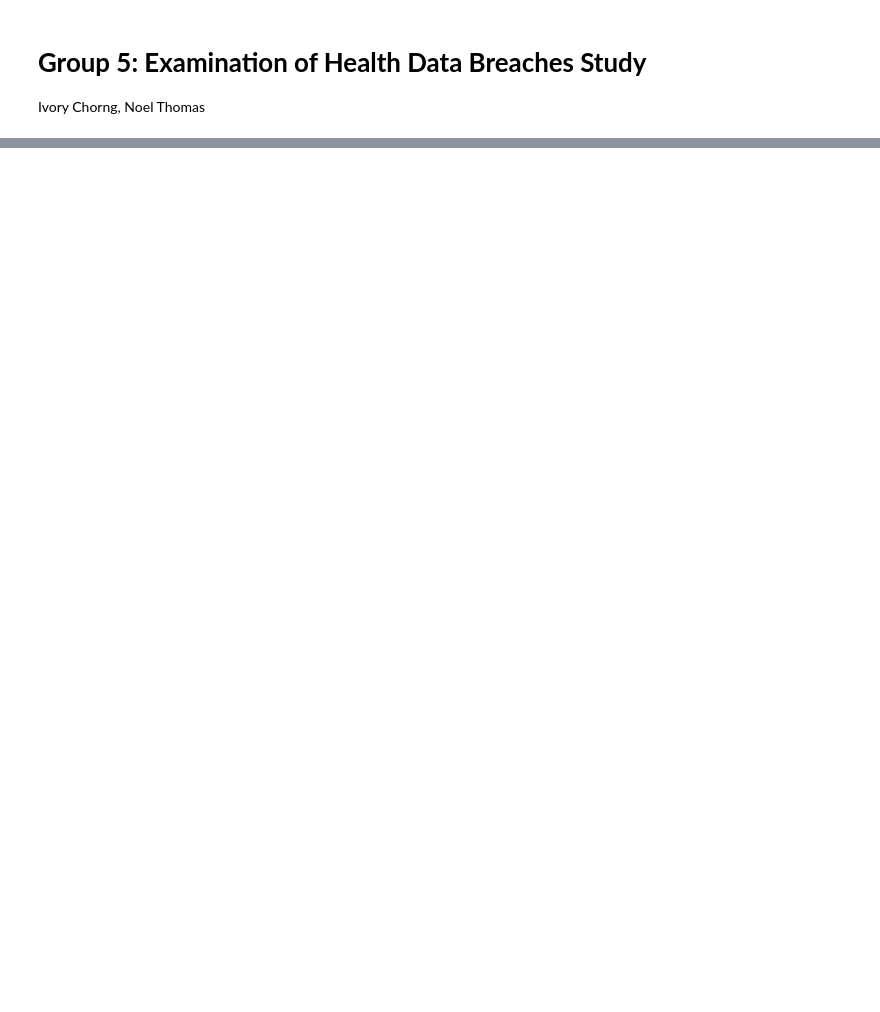
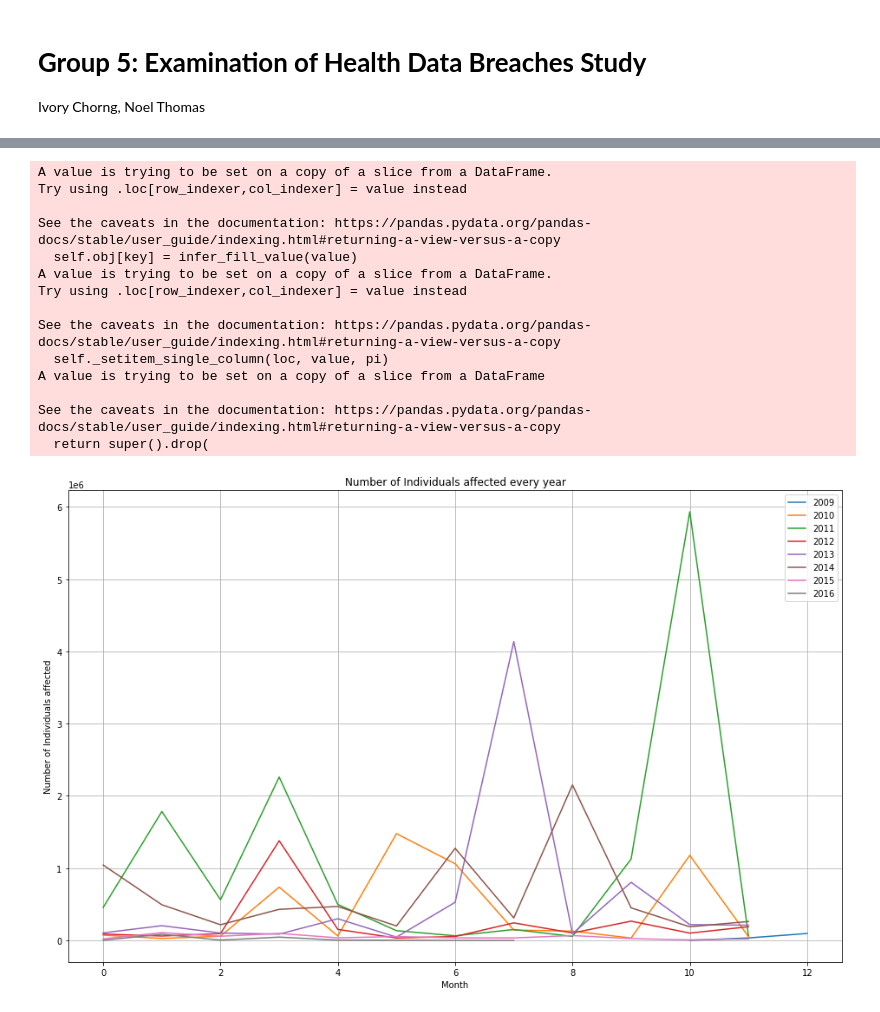
Before and after one commit to noelthomas28/2022Fall_projects, a Jupyter notebook: IS597PR_Final_Project.ipynb, the cells around one changed output, grey strips where cells are left out. Drawn from its saved outputs; the diff is of its cells as text; code cells hidden in the pictures; blank space fills up the shorter version.

```diff
--- a/IS597PR_Final_Project.ipynb
+++ b/IS597PR_Final_Project.ipynb
@@ -473,3 +4,0 @@ keywords
-# %%
-for i in keywords:
-  df1[i] = df1['Web Description'].str.lower().str.count(i)
@@ -541,0 +28,4 @@ for i,j in date.groupby(level=0):
+# %%
+file_path = 'breach_report.csv'
+
+df1 = read_file(file_path)
@@ -541,0 +398,52 @@ for i,j in date.groupby(level=0):
+# %%
+def plot_seasonal(df: pd.DataFrame, end: str = '2013-09-22', start: str = '2009-01-01') -> None:
+    """
+    This function plots the yearly aggregated values of the effects of data breaches, superimposed on each other to
+    look at any seasonal trends. Additionally, it calls the adjust_time_limits() function to set the timeframe to a
+    desired value.
+    :param df: The dataframe containing the values to be aggregated and visualized.
+    :param end: The end date of the desired timeframe.
+    :param start: The start date of the desired timeframe.
+    :return: The function plots the aggregated values. No return value.
+
+    """
+
+    df = adjust_time_limits(df, end, start)
+
+    df = cleanup(df)
+
+    df['Year'] = pd.DatetimeIndex(df['Breach Submission Date']).year
+    df['Month'] = pd.DatetimeIndex(df['Breach Submission Date']).month
+
+    flag = 0
+    date = df.groupby(['Year', 'Month']).sum()
+
+    for i, j in date.groupby(level=0):
+
+        if flag == 0:
+            ax = date.loc[i].plot(y='Individuals Affected', label=i)
+            flag = 1
+            continue
+        date.loc[i].plot(y='Individuals Affected', ax=ax, figsize=(16, 10), use_index=False, grid=True, label=i,
+                         legend=True)
+        ax.set(xlabel="Month", ylabel="Number of Individuals affected",
+               title="Number of Individuals affected every year")
+    plt.show()
+# %%
+plot_seasonal(df1, '2022-09-22')
+# %% [output]
+A value is trying to be set on a copy of a slice from a DataFrame.
+Try using .loc[row_indexer,col_indexer] = value instead
+
+See the caveats in the documentation: https://pandas.pydata.org/pandas-docs/stable/user_guide/indexing.html#returning-a-view-versus-a-copy
+  self.obj[key] = infer_fill_value(value)
+A value is trying to be set on a copy of a slice from a DataFrame.
+Try using .loc[row_indexer,col_indexer] = value instead
+
+See the caveats in the documentation: https://pandas.pydata.org/pandas-docs/stable/user_guide/indexing.html#returning-a-view-versus-a-copy
+  self._setitem_single_column(loc, value, pi)
+A value is trying to be set on a copy of a slice from a DataFrame
+
+See the caveats in the documentation: https://pandas.pydata.org/pandas-docs/stable/user_guide/indexing.html#returning-a-view-versus-a-copy
+  return super().drop(
+[figure, added]
```
Also changed, not shown: parts of 71 cells of this notebook.
